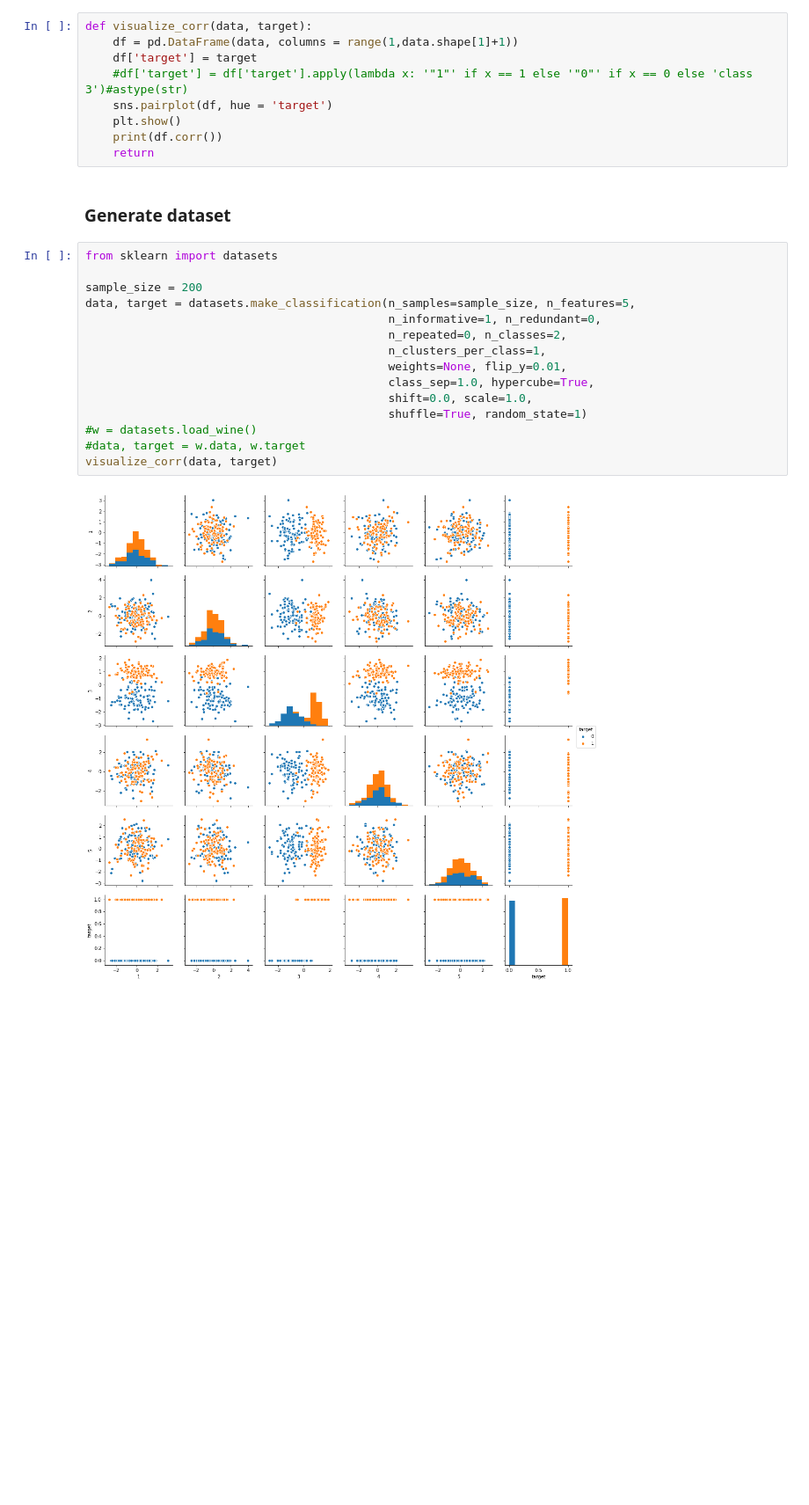
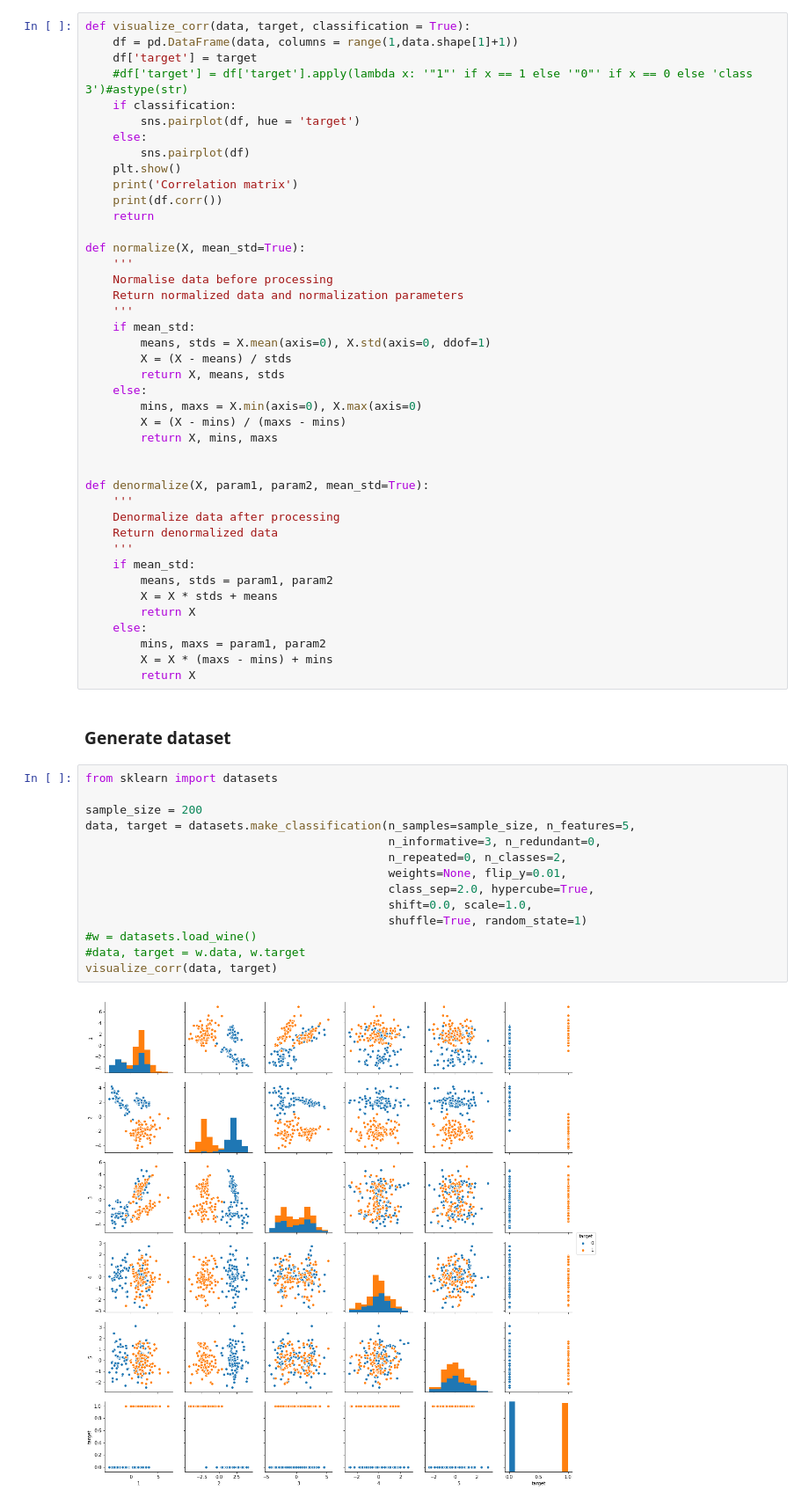
Before and after one commit to Antonyo314/dru-ML-algorithms, a Jupyter notebook: 7. PCA.ipynb, the cells around one changed output. Shown at 88% size. Cells and saved outputs as stored; diff of their text form; blank space fills up the shorter version.

```diff
--- a/7. PCA.ipynb
+++ b/7. PCA.ipynb
@@ -30,30 +68,62 @@ def principal_compnent_analysis(X, m=1):
 # %% [markdown]
 ### Visualize correlation and histogram
 # %%
-def visualize_corr(data, target):
+def visualize_corr(data, target, classification = True):
     df = pd.DataFrame(data, columns = range(1,data.shape[1]+1))
     df['target'] = target
     #df['target'] = df['target'].apply(lambda x: '"1"' if x == 1 else '"0"' if x == 0 else 'class 3')#astype(str)
-    sns.pairplot(df, hue = 'target')
+    if classification:
+        sns.pairplot(df, hue = 'target')
+    else:
+        sns.pairplot(df)
     plt.show()
+    print('Correlation matrix')
     print(df.corr())
     return
+
+def normalize(X, mean_std=True):
+    '''
+    Normalise data before processing
+    Return normalized data and normalization parameters
+    '''
+    if mean_std:
+        means, stds = X.mean(axis=0), X.std(axis=0, ddof=1)
+        X = (X - means) / stds
+        return X, means, stds
+    else:
+        mins, maxs = X.min(axis=0), X.max(axis=0)
+        X = (X - mins) / (maxs - mins)
+        return X, mins, maxs
+
+
+def denormalize(X, param1, param2, mean_std=True):
+    '''
+    Denormalize data after processing
+    Return denormalized data
+    '''
+    if mean_std:
+        means, stds = param1, param2
+        X = X * stds + means
+        return X
+    else:
+        mins, maxs = param1, param2
+        X = X * (maxs - mins) + mins
+        return X
 # %% [markdown]
 ### Generate dataset
 # %%
 from sklearn import datasets
 
 sample_size = 200
 data, target = datasets.make_classification(n_samples=sample_size, n_features=5,
-                                            n_informative=1, n_redundant=0,
+                                            n_informative=3, n_redundant=0,
                                             n_repeated=0, n_classes=2,
-                                            n_clusters_per_class=1,
                                             weights=None, flip_y=0.01,
-                                            class_sep=1.0, hypercube=True,
+                                            class_sep=2.0, hypercube=True,
                                             shift=0.0, scale=1.0,
                                             shuffle=True, random_state=1)
 #w = datasets.load_wine()
 #data, target = w.data, w.target
 visualize_corr(data, target)
 # %% [output]
-[figure, old version]
+[figure, new version]
```
Also changed, not shown: parts of 18 cells of this notebook.
